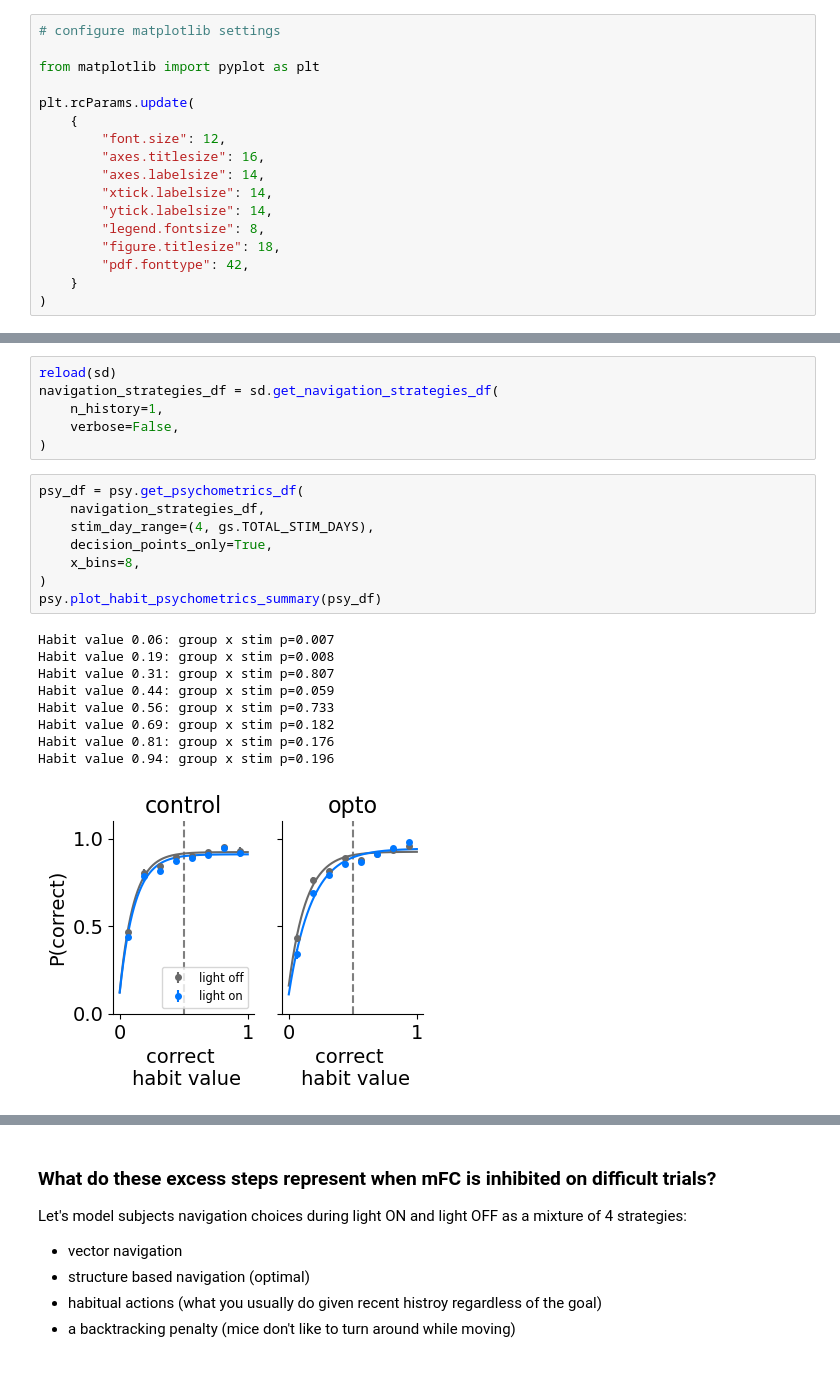
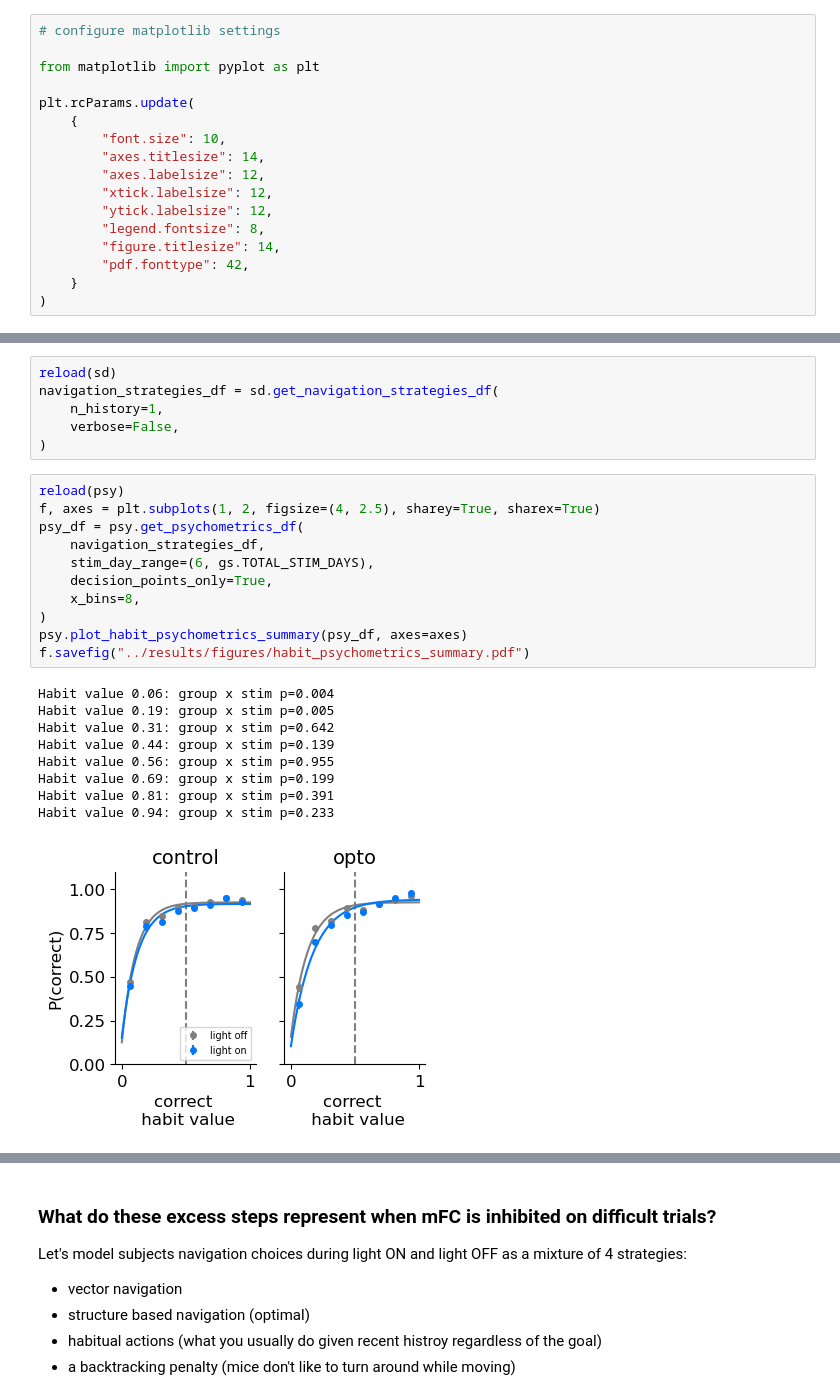
Before and after one commit to peterdoohan/goalNav_mFC-opto3, a Jupyter notebook: code/Notebooks/performance_metrics.ipynb, the cells around one changed output, grey strips where cells are left out. Saved outputs shown, nothing was run; the diff lists cells and outputs as text; blank space fills up the shorter version.

```diff
--- a/code/Notebooks/performance_metrics.ipynb
+++ b/code/Notebooks/performance_metrics.ipynb
@@ -13,13 +13,13 @@ from matplotlib import pyplot as plt
 
 plt.rcParams.update(
     {
-        "font.size": 12,
-        "axes.titlesize": 16,
-        "axes.labelsize": 14,
-        "xtick.labelsize": 14,
-        "ytick.labelsize": 14,
+        "font.size": 10,
+        "axes.titlesize": 14,
+        "axes.labelsize": 12,
+        "xtick.labelsize": 12,
+        "ytick.labelsize": 12,
         "legend.fontsize": 8,
-        "figure.titlesize": 18,
+        "figure.titlesize": 14,
         "pdf.fonttype": 42,
     }
 )
@@ -393,23 +448,26 @@ navigation_strategies_df = sd.get_navigation_strategies_df(
     verbose=False,
 )
 # %%
+reload(psy)
+f, axes = plt.subplots(1, 2, figsize=(4, 2.5), sharey=True, sharex=True)
 psy_df = psy.get_psychometrics_df(
     navigation_strategies_df,
-    stim_day_range=(4, gs.TOTAL_STIM_DAYS),
+    stim_day_range=(6, gs.TOTAL_STIM_DAYS),
     decision_points_only=True,
     x_bins=8,
 )
-psy.plot_habit_psychometrics_summary(psy_df)
+psy.plot_habit_psychometrics_summary(psy_df, axes=axes)
+f.savefig("../results/figures/habit_psychometrics_summary.pdf")
 # %% [output]
-Habit value 0.06: group x stim p=0.007
-Habit value 0.19: group x stim p=0.008
-Habit value 0.31: group x stim p=0.807
-Habit value 0.44: group x stim p=0.059
-Habit value 0.56: group x stim p=0.733
-Habit value 0.69: group x stim p=0.182
-Habit value 0.81: group x stim p=0.176
-Habit value 0.94: group x stim p=0.196
+Habit value 0.06: group x stim p=0.004
+Habit value 0.19: group x stim p=0.005
+Habit value 0.31: group x stim p=0.642
+Habit value 0.44: group x stim p=0.139
+Habit value 0.56: group x stim p=0.955
+Habit value 0.69: group x stim p=0.199
+Habit value 0.81: group x stim p=0.391
+Habit value 0.94: group x stim p=0.233
-[figure, old version]
+[figure, new version]
 # %%
 reload(psy)
 for inset_range in [(0.06, 0.064), (0.1855, 0.1895)]:
```
Also changed, not shown: parts of 20 cells of this notebook, 3 other files.
